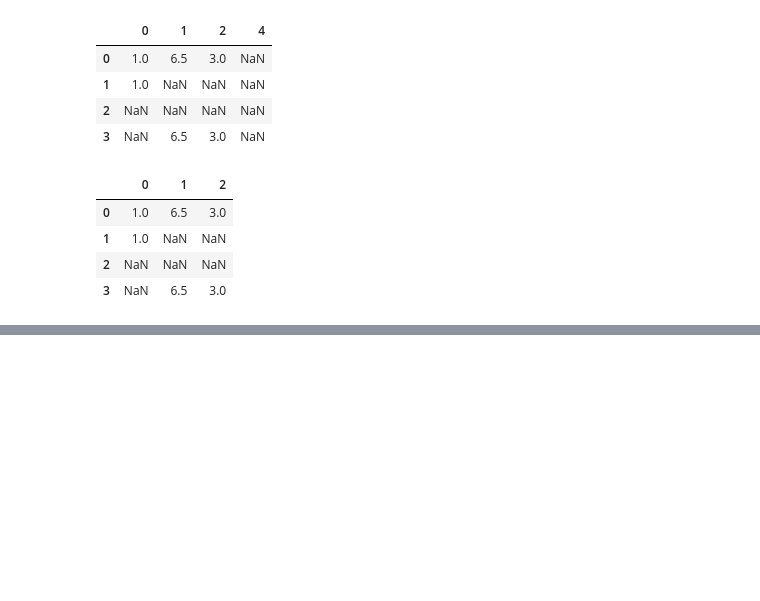
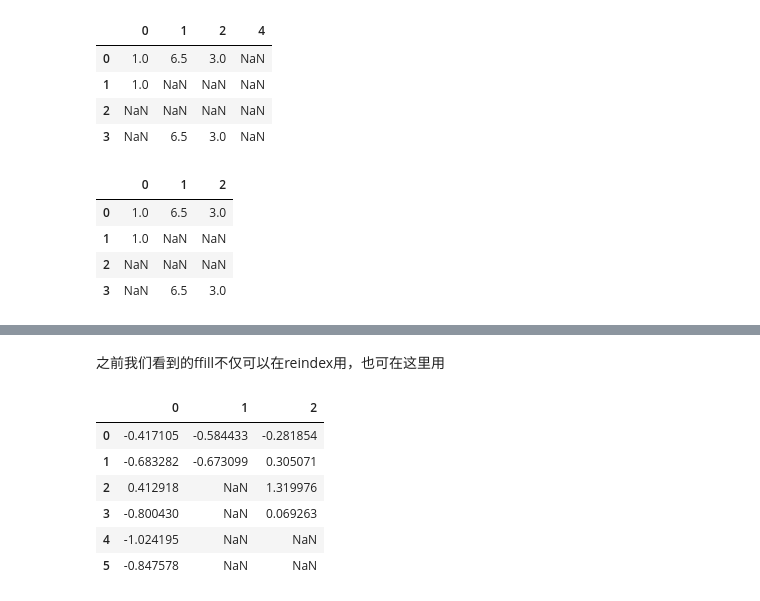
Before and after one commit to XingxinHE/Python-for-Data-Analysis-Notes, a Jupyter notebook: 7_1_Handling_Missing_Data.ipynb, the cells around one changed output, grey strips where cells are left out. Drawn from its saved outputs; the diff is of its cells as text; code cells hidden in the pictures; blank space fills up the shorter version.

```diff
--- a/7_1_Handling_Missing_Data.ipynb
+++ b/7_1_Handling_Missing_Data.ipynb
@@ -95,0 +152,15 @@ Suppose
+# %% [markdown]
+之前我们看到的ffill不仅可以在reindex用，也可在这里用
+# %%
+df = pd.DataFrame(np.random.randn(6, 3))
+df.iloc[2:, 1] = NA
+df.iloc[4:, 2] = NA
+df
+# %% [output]
+|  | 0 | 1 | 2 |
+| 0 | -0.417105 | -0.584433 | -0.281854 |
+| 1 | -0.683282 | -0.673099 | 0.305071 |
+| 2 | 0.412918 | NaN | 1.319976 |
+| 3 | -0.800430 | NaN | 0.069263 |
+| 4 | -1.024195 | NaN | NaN |
+| 5 | -0.847578 | NaN | NaN |
```
Also changed, not shown: parts of 14 cells of this notebook.
